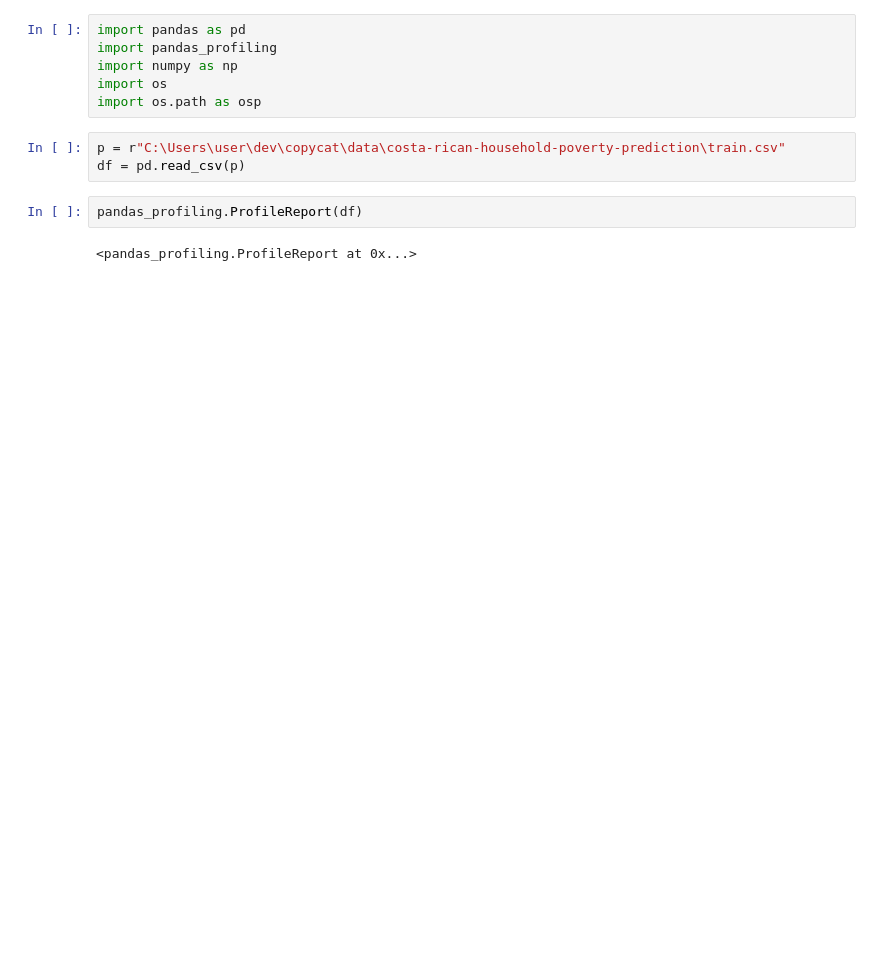
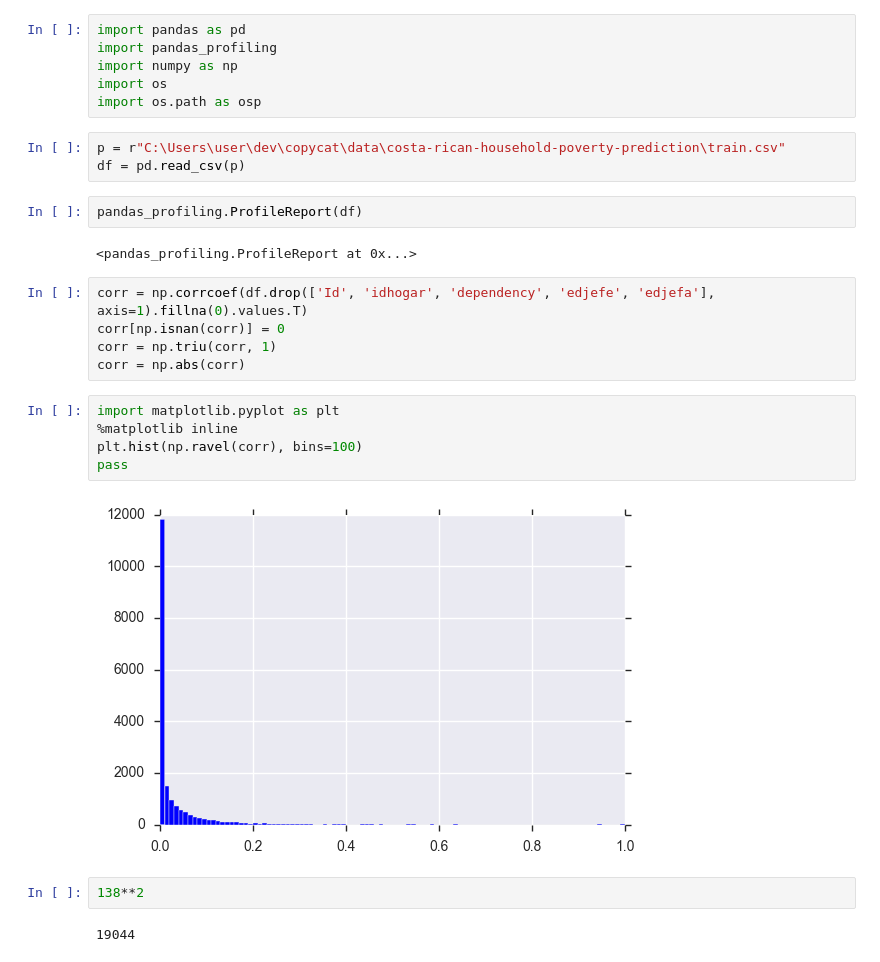
Before and after one commit to DanaCohen95/copycat, a Jupyter notebook: costa_rica_exploration.ipynb, the cells around one changed output. Drawn from its saved outputs; the diff is of its cells as text; blank space fills up the shorter version.

```diff
--- a/costa_rica_exploration.ipynb
+++ b/costa_rica_exploration.ipynb
@@ -11,3 +11,19 @@ df = pd.read_csv(p)
 pandas_profiling.ProfileReport(df)
 # %% [output]
 <pandas_profiling.ProfileReport at 0x...>
+# %%
+corr = np.corrcoef(df.drop(['Id', 'idhogar', 'dependency', 'edjefe', 'edjefa'], axis=1).fillna(0).values.T)
+corr[np.isnan(corr)] = 0
+corr = np.triu(corr, 1)
+corr = np.abs(corr)
+# %%
+import matplotlib.pyplot as plt
+%matplotlib inline
+plt.hist(np.ravel(corr), bins=100)
+pass
+# %% [output]
+[figure, added]
+# %%
+138**2
+# %% [output]
+19044
```
Also changed, not shown: parts of 1 cell of this notebook, 1 other file.
